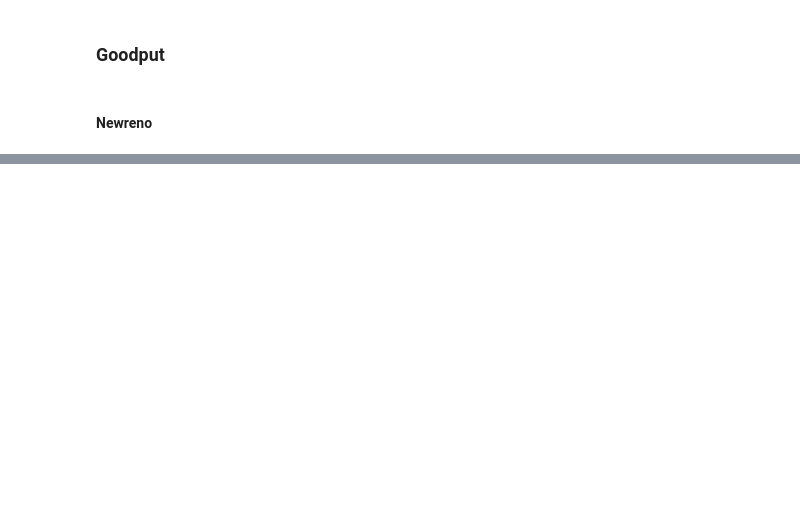
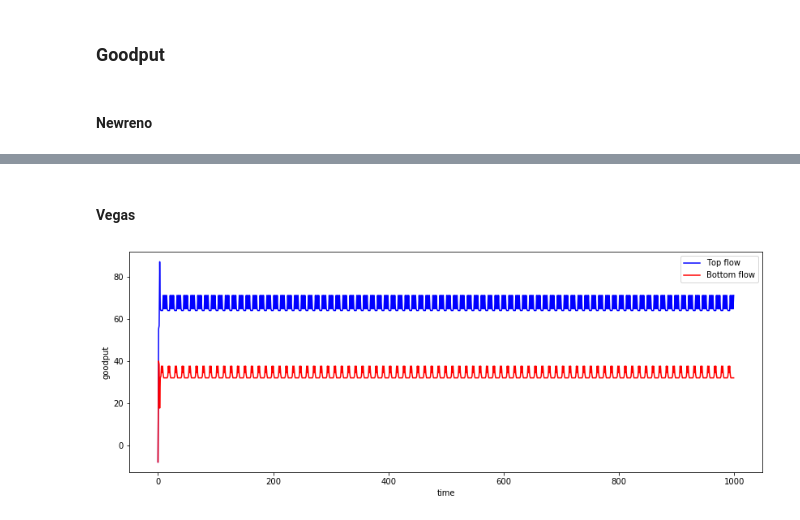
Before and after one commit to armanr99/NS2-TCP-Congestion-Control, a Jupyter notebook: congestion.ipynb, the cells around one changed output, grey strips where cells are left out. Saved outputs shown, nothing was run; the diff lists cells and outputs as text; code cells hidden in the pictures; blank space fills up the shorter version.

```diff
--- a/congestion.ipynb
+++ b/congestion.ipynb
@@ -100,0 +127,6 @@ vegas_simulator.plot_cwnd()
+# %% [markdown]
+#### Vegas
+# %%
+vegas_simulator.plot_goodput()
+# %% [output]
+[figure, added]
```
Also changed, not shown: parts of 10 cells of this notebook.
